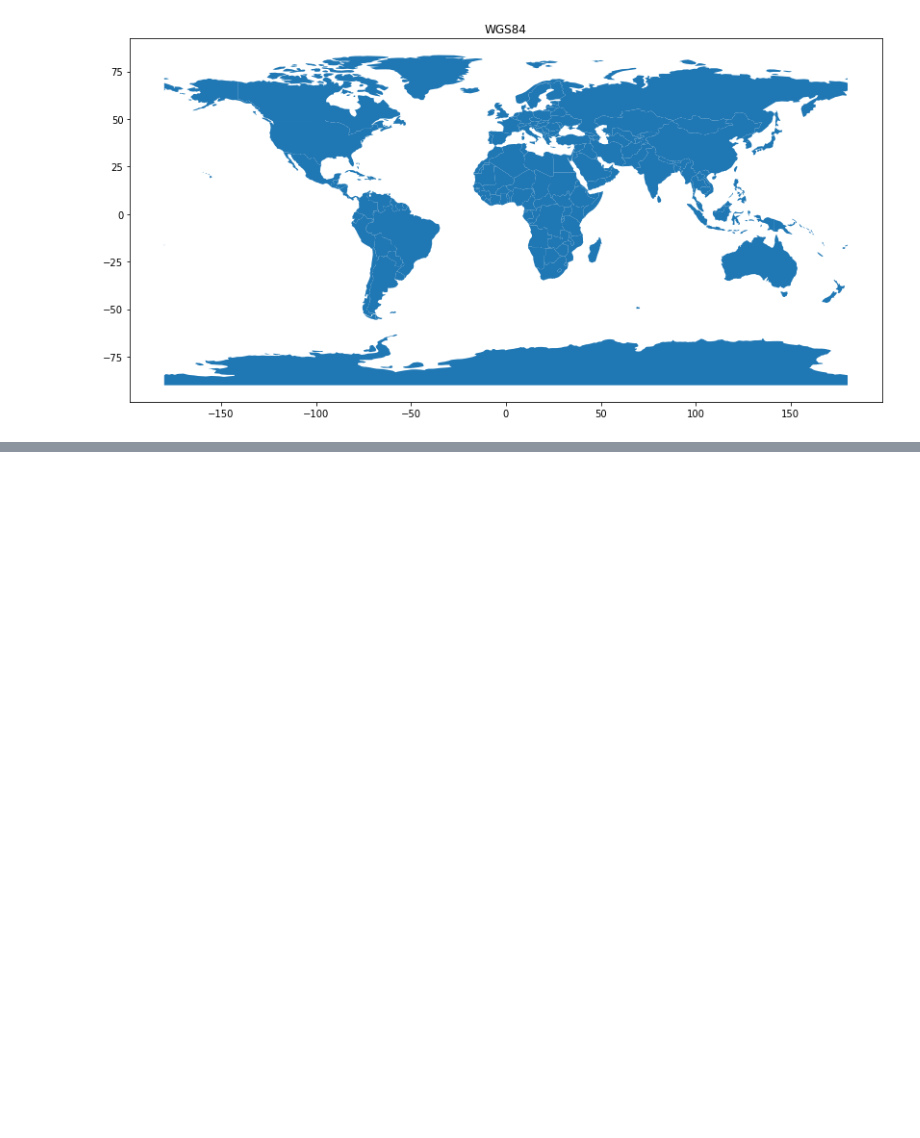
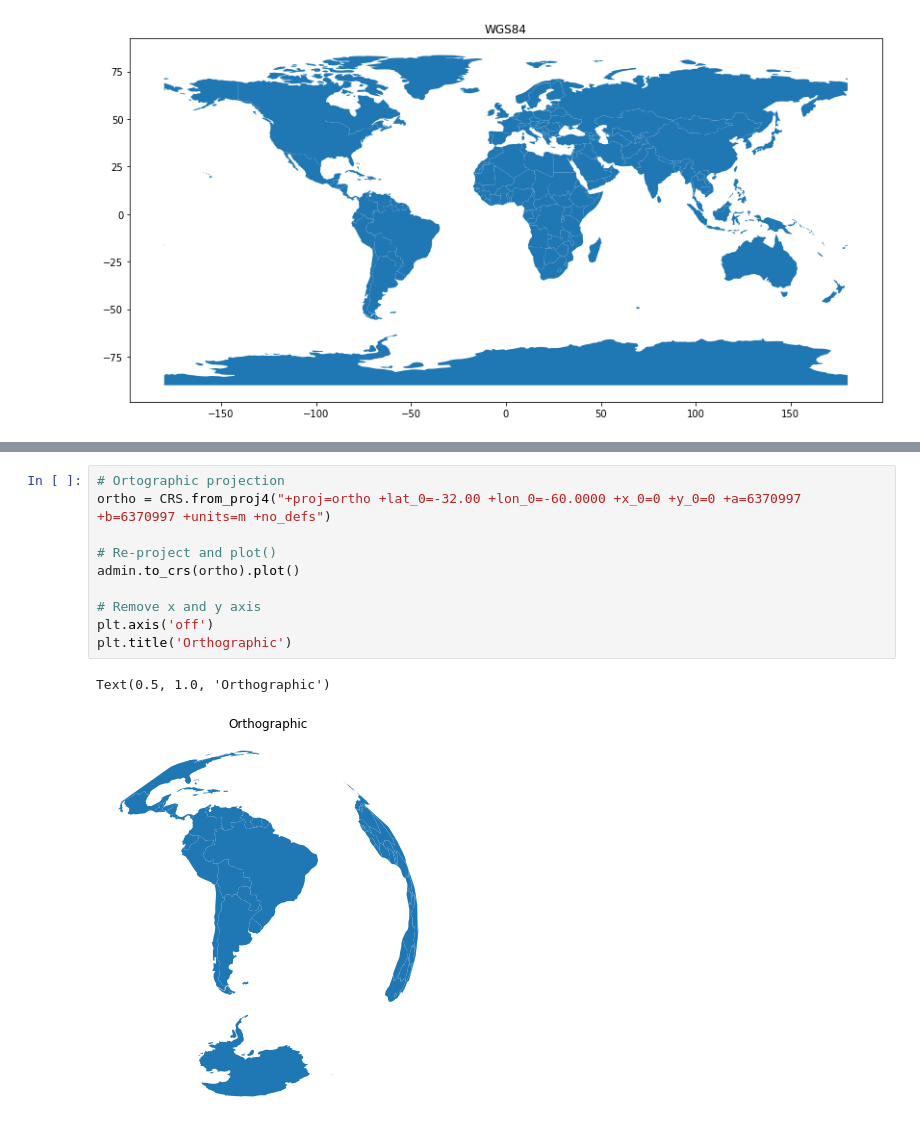
Before and after one commit to anapauor/Geopandas_samples, a Jupyter notebook: Geopandas-CRS_world-projections.ipynb, the cells around one changed output, grey strips where cells are left out. Drawn from its saved outputs; the diff is of its cells as text; blank space fills up the shorter version.

```diff
--- a/Geopandas-CRS_world-projections.ipynb
+++ b/Geopandas-CRS_world-projections.ipynb
@@ -67,0 +71,13 @@ plt.title(" Web Mercator")
+# %%
+# Ortographic projection
+ortho = CRS.from_proj4("+proj=ortho +lat_0=-32.00 +lon_0=-60.0000 +x_0=0 +y_0=0 +a=6370997 +b=6370997 +units=m +no_defs")
+
+# Re-project and plot()
+admin.to_crs(ortho).plot()
+
+# Remove x and y axis
+plt.axis('off')
+plt.title('Orthographic')
+# %% [output]
+Text(0.5, 1.0, 'Orthographic')
+[figure, added]
```
Also changed, not shown: parts of 1 cell of this notebook.
